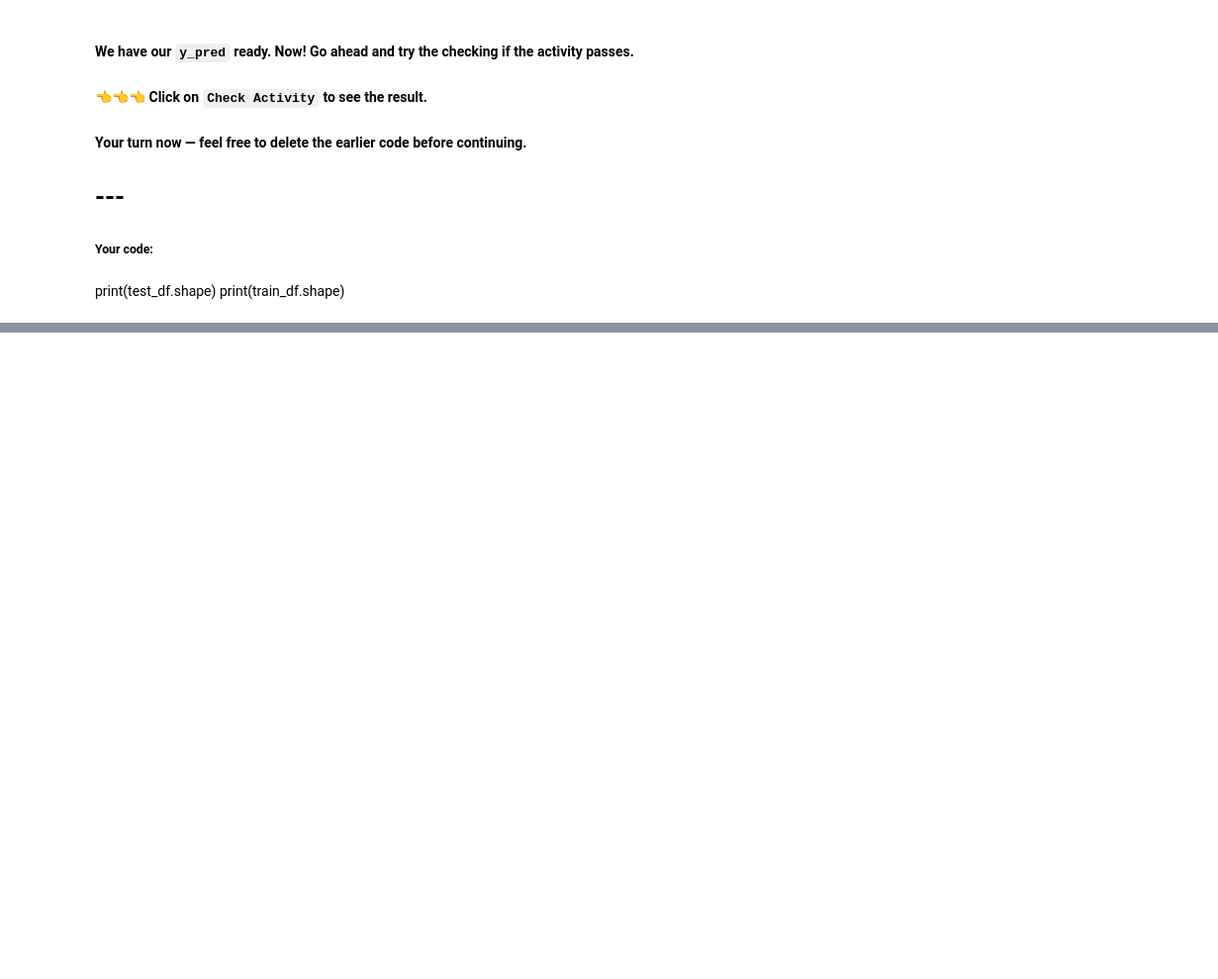
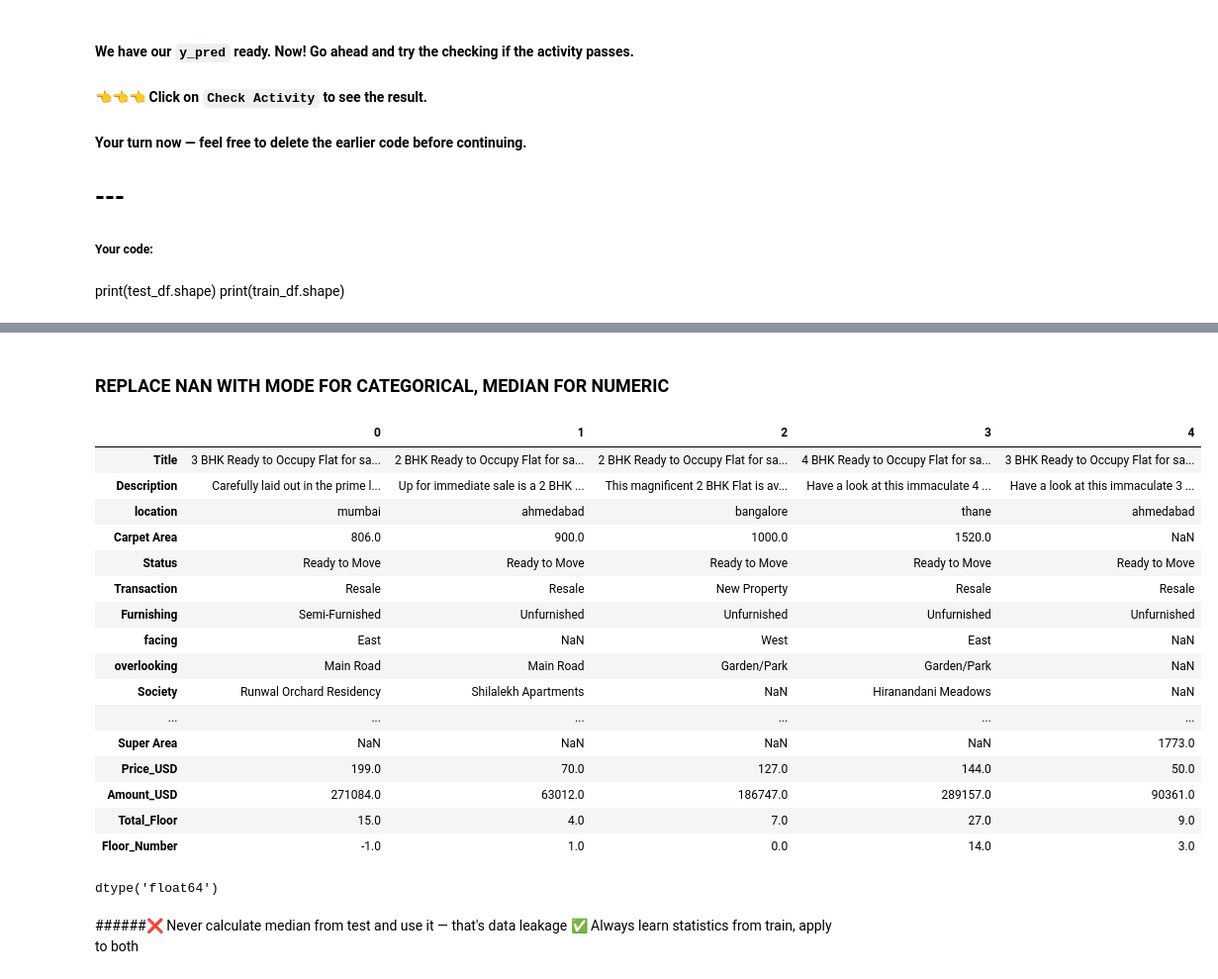
Before and after one commit to tobezhanabi/medium-HousePredict, a Jupyter notebook: ProjectHousePrice.ipynb, the cells around one changed output, grey strips where cells are left out. Shown at 99% size. Saved outputs shown, nothing was run; the diff lists cells and outputs as text; code cells hidden in the pictures; blank space fills up the shorter version.

```diff
--- a/ProjectHousePrice.ipynb
+++ b/ProjectHousePrice.ipynb
@@ -114,0 +369,2 @@ test.drop(columns=['Floor'], inplace=True)
+# %% [markdown]
+### REPLACE NAN WITH MODE FOR CATEGORICAL, MEDIAN FOR NUMERIC
@@ -114,0 +380,27 @@ test.drop(columns=['Floor'], inplace=True)
+# %%
+train_df.head().T
+# %% [output]
+|  | 0 | 1 | 2 | 3 | 4 |
+| Title | 3 BHK Ready to Occupy Flat for sa... | 2 BHK Ready to Occupy Flat for sa... | 2 BHK Ready to Occupy Flat for sa... | 4 BHK Ready to Occupy Flat for sa... | 3 BHK Ready to Occupy Flat for sa... |
+| Description | Carefully laid out in the prime l... | Up for immediate sale is a 2 BHK ... | This magnificent 2 BHK Flat is av... | Have a look at this immaculate 4 ... | Have a look at this immaculate 3 ... |
+| location | mumbai | ahmedabad | bangalore | thane | ahmedabad |
+| Carpet Area | 806.0 | 900.0 | 1000.0 | 1520.0 | NaN |
+| Status | Ready to Move | Ready to Move | Ready to Move | Ready to Move | Ready to Move |
+| Transaction | Resale | Resale | New Property | Resale | Resale |
+| Furnishing | Semi-Furnished | Unfurnished | Unfurnished | Unfurnished | Unfurnished |
+| facing | East | NaN | West | East | NaN |
+| overlooking | Main Road | Main Road | Garden/Park | Garden/Park | NaN |
+| Society | Runwal Orchard Residency | Shilalekh Apartments | NaN | Hiranandani Meadows | NaN |
+| ... | ... | ... | ... | ... | ... |
+| Super Area | NaN | NaN | NaN | NaN | 1773.0 |
+| Price_USD | 199.0 | 70.0 | 127.0 | 144.0 | 50.0 |
+| Amount_USD | 271084.0 | 63012.0 | 186747.0 | 289157.0 | 90361.0 |
+| Total_Floor | 15.0 | 4.0 | 7.0 | 27.0 | 9.0 |
+| Floor_Number | -1.0 | 1.0 | 0.0 | 14.0 | 3.0 |
+# %%
+train_df['Total_Floor'].dtype
+# %% [output]
+dtype('float64')
+# %% [markdown]
+######❌ Never calculate median from test and use it — that's data leakage
+✅ Always learn statistics from train, apply to both
```
Also changed, not shown: parts of 22 cells of this notebook.
